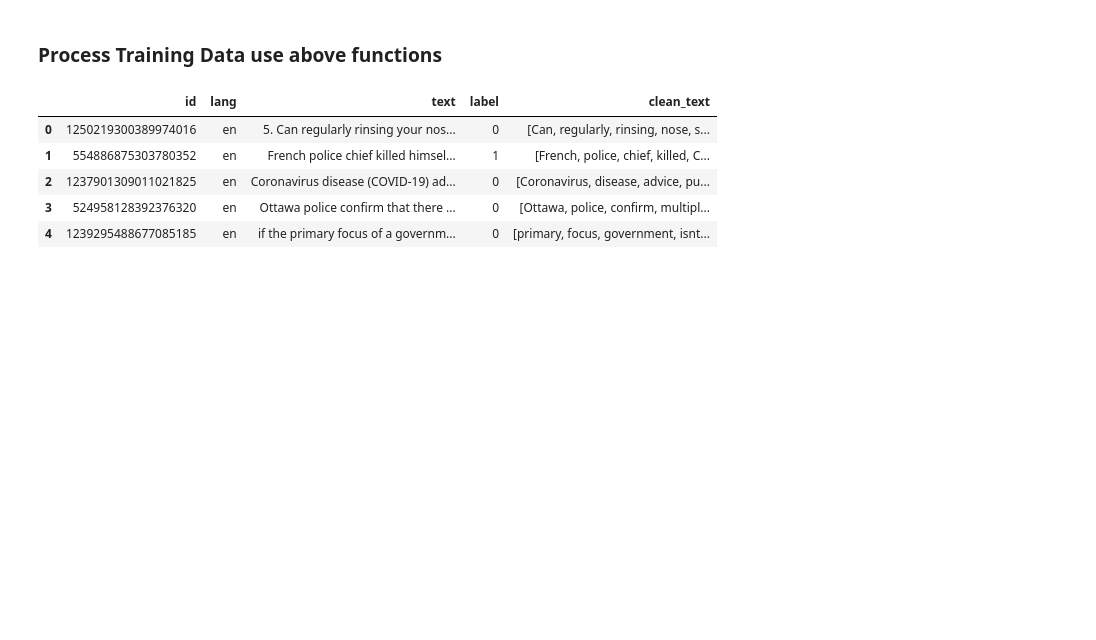
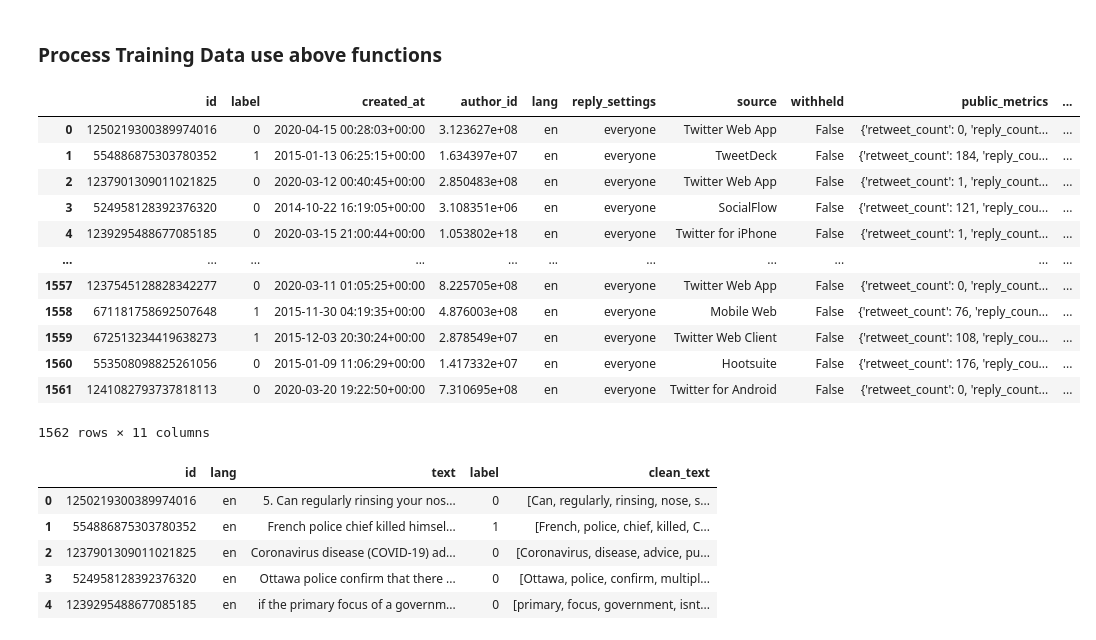
Before and after one commit to lich2000117/Fake-Tweets-Rumour-Detection, a Jupyter notebook: Analysis.ipynb, the cells around one changed output. Saved outputs shown, nothing was run; the diff lists cells and outputs as text; code cells hidden in the pictures; blank space fills up the shorter version.

```diff
--- a/Analysis.ipynb
+++ b/Analysis.ipynb
@@ -7,16 +7,18 @@ Y_TRAIN_PATH = "./id_data/train.label.txt"
 X_TRAIN_PATH = "./id_data/train.data.txt"   # train
 SOURCE_STORY_ONLY = True
 # %%
-def join_data_id_label( LABEL_PATH, ID_PATH, DATA_PATH, dropna_on_column="text", SOURCE_STORY_ONLY=True):
+def join_data_id_label(LABEL_PATH, ID_PATH, DATA_PATH, dropna_on_column="text", SOURCE_STORY_ONLY=True):
     """A function that joins data and id and their labels, return a dataframe that trims off twitter we don't have data"""
     # Process Labels
-    # 1: Rumour
-    # 0: NonRumour
-    with open(LABEL_PATH, "r") as f:
-        y_label = f.read().strip().split("\n") # remove next line
-    y_label = pd.DataFrame(y_label, columns = ["label"])
-    y_label[y_label["label"]=="rumour"] = 1
-    y_label[y_label["label"]=="nonrumour"] = 0
+    if LABEL_PATH:
+        # 1: Rumour
+        # 0: NonRumour
+        with open(LABEL_PATH, "r") as f:
+            y_label = f.read().strip().split("\n") # remove next line
+        y_label = pd.DataFrame(y_label, columns = ["label"])
+        y_label[y_label["label"]=="rumour"] = 1
+        y_label[y_label["label"]=="nonrumour"] = 0
+
 
     ## Get Dataframe Id
     total_id_list = []
@@ -28,13 +30,16 @@ def join_data_id_label( LABEL_PATH, ID_PATH, DATA_PATH, dropna_on_column="text",
             else:
                 line = line.split(',')
             total_id_list.append(line)
+
     if not SOURCE_STORY_ONLY:
         total_id_list = [item for sublist in total_id_list for item in sublist] # Flat into a single list
     total_id_list = total_id_list
     id_df = pd.DataFrame(total_id_list, columns=["id"])
     id_df["id"] = id_df["id"].astype(str)
     # join their labels
-    id_df["label"] = y_label["label"]
+    if LABEL_PATH:
+    # if we are processing testing data, don't add label
+        id_df["label"] = y_label["label"]
 
     ## Get Twitter Data
     # Read Source Data
@@ -44,8 +49,10 @@ def join_data_id_label( LABEL_PATH, ID_PATH, DATA_PATH, dropna_on_column="text",
 
     ## Join the data file and IDs we got
     ## Drop rows we don't have data on
-    combined_df = id_df.join(data_df.set_index('id'), on='id').dropna(subset=['text', 'author_id']).reset_index(drop=True)
-
+    combined_df = id_df.join(data_df.set_index('id'), on='id')
+    if dropna_on_column:
+        combined_df = combined_df.dropna(subset=['text', 'author_id']).reset_index(drop=True)
+    combined_df.reindex(total_id_list) # make sure we have the right order
     return combined_df
 # %%
 def Remove_URL(original):
@@ -151,4 +161,22 @@ other fields including author information, entities, public matrix, and source n
 
 ## NOT YET USED!
 #pd.json_normalize(X_train['public_metrics']).head(3)
+# %%
+# Load Data
+X_train = join_data_id_label(Y_TRAIN_PATH, X_TRAIN_PATH, SOURCE_TWITTER_PATH)
+X_train
+# %% [output]
+|  | id | label | created_at | author_id | lang | reply_settings | source | withheld | public_metrics | ... |
+| 0 | 1250219300389974016 | 0 | 2020-04-15 00:28:03+00:00 | 3.123627e+08 | en | everyone | Twitter Web App | False | {'retweet_count': 0, 'reply_count... | ... |
+| 1 | 554886875303780352 | 1 | 2015-01-13 06:25:15+00:00 | 1.634397e+07 | en | everyone | TweetDeck | False | {'retweet_count': 184, 'reply_cou... | ... |
+| 2 | 1237901309011021825 | 0 | 2020-03-12 00:40:45+00:00 | 2.850483e+08 | en | everyone | Twitter Web App | False | {'retweet_count': 1, 'reply_count... | ... |
+| 3 | 524958128392376320 | 0 | 2014-10-22 16:19:05+00:00 | 3.108351e+06 | en | everyone | SocialFlow | False | {'retweet_count': 121, 'reply_cou... | ... |
+| 4 | 1239295488677085185 | 0 | 2020-03-15 21:00:44+00:00 | 1.053802e+18 | en | everyone | Twitter for iPhone | False | {'retweet_count': 1, 'reply_count... | ... |
+| ... | ... | ... | ... | ... | ... | ... | ... | ... | ... | ... |
+| 1557 | 1237545128828342277 | 0 | 2020-03-11 01:05:25+00:00 | 8.225705e+08 | en | everyone | Twitter Web App | False | {'retweet_count': 0, 'reply_count... | ... |
+| 1558 | 671181758692507648 | 1 | 2015-11-30 04:19:35+00:00 | 4.876003e+08 | en | everyone | Mobile Web | False | {'retweet_count': 76, 'reply_coun... | ... |
+| 1559 | 672513234419638273 | 1 | 2015-12-03 20:30:24+00:00 | 2.878549e+07 | en | everyone | Twitter Web Client | False | {'retweet_count': 108, 'reply_cou... | ... |
+| 1560 | 553508098825261056 | 0 | 2015-01-09 11:06:29+00:00 | 1.417332e+07 | en | everyone | Hootsuite | False | {'retweet_count': 176, 'reply_cou... | ... |
+| 1561 | 1241082793737818113 | 0 | 2020-03-20 19:22:50+00:00 | 7.310695e+08 | en | everyone | Twitter for Android | False | {'retweet_count': 0, 'reply_count... | ... |
+1562 rows × 11 columns
 # %%
```
Also changed, not shown: parts of 34 cells of this notebook, 19 other files.
